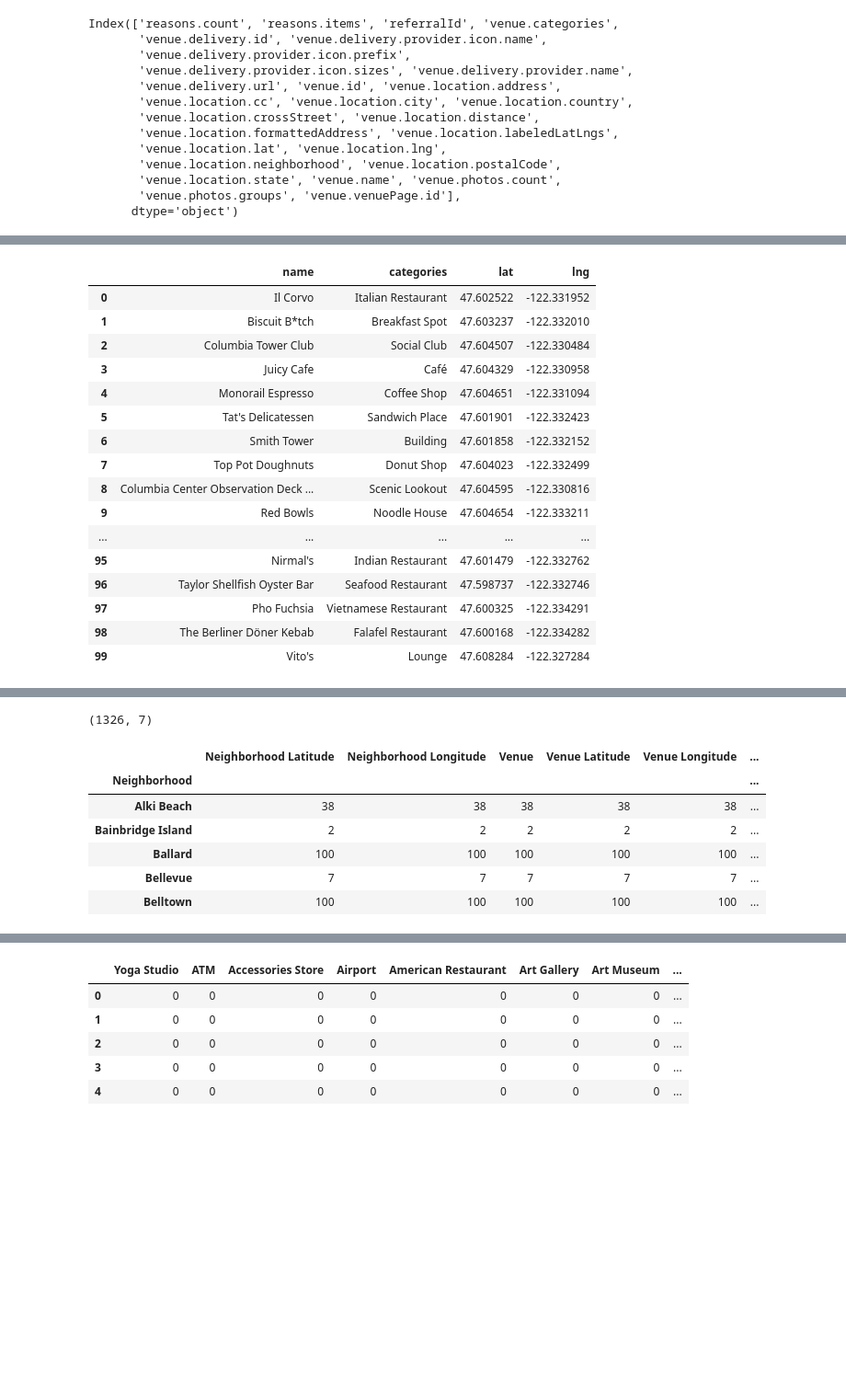
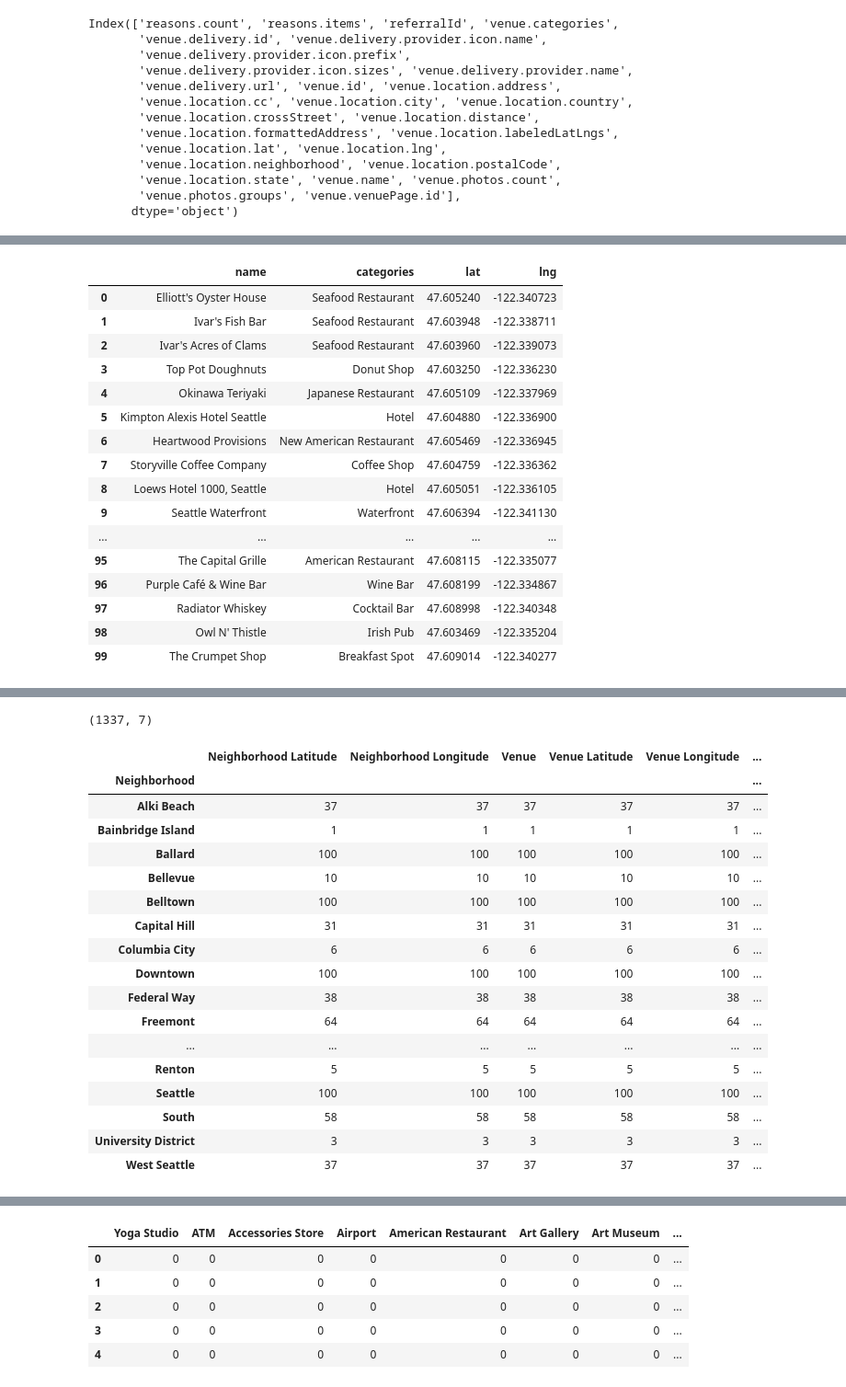
Before and after one commit to dhanup369/Capstone_Neighbodhood_Analysis, a Jupyter notebook: Seattle-Washington Neighborhood Analysis.ipynb, the cells around one changed output, grey strips where cells are left out. Shown: that part at 92% size. Cells and saved outputs as stored; diff of their text form; code cells hidden in the pictures; blank space fills up the shorter version.

```diff
--- a/Seattle-Washington Neighborhood Analysis.ipynb
+++ b/Seattle-Washington Neighborhood Analysis.ipynb
@@ -127,3 +125,6 @@ main_df
+# %%
+# @hidden_cell
+API_key='AIzaSyDREpDH6ZMGqPsn0HsZ5xXzbB_92eMzn-M'
 # %%
 latitude=[] #List to collect the latitudes
 longitude=[] #List to collect the longitudes
@@ -212,3 +211,8 @@ The geograpical coordinate of neighborhood_1 are 47.6038321, -122.3300624.
+# %%
+# @hidden_cell
+Client_ID="L0XUK3OF0DEMWCIMYXLNQEDWMM1GIBC43PQCFYYID2XGX4WV"
+Client_Secret="FYVOYA1ZZ3YQ320RWOU5XCVD1Y3TA1BCTGIW2OS5ZJTG4CKH"
+VERSION = '20180605'
 # %%
 radius = 700
 LIMIT = 100
@@ -282,22 +295,22 @@ nearby_venues.columns = [col.split(".")[-1] for col in nearby_venues.columns]
 nearby_venues
 # %% [output]
 |  | name | categories | lat | lng |
-| 0 | Il Corvo | Italian Restaurant | 47.602522 | -122.331952 |
-| 1 | Biscuit B*tch | Breakfast Spot | 47.603237 | -122.332010 |
-| 2 | Columbia Tower Club | Social Club | 47.604507 | -122.330484 |
-| 3 | Juicy Cafe | Café | 47.604329 | -122.330958 |
-| 4 | Monorail Espresso | Coffee Shop | 47.604651 | -122.331094 |
-| 5 | Tat's Delicatessen | Sandwich Place | 47.601901 | -122.332423 |
-| 6 | Smith Tower | Building | 47.601858 | -122.332152 |
-| 7 | Top Pot Doughnuts | Donut Shop | 47.604023 | -122.332499 |
-| 8 | Columbia Center Observation Deck ... | Scenic Lookout | 47.604595 | -122.330816 |
-| 9 | Red Bowls | Noodle House | 47.604654 | -122.333211 |
+| 0 | Elliott's Oyster House | Seafood Restaurant | 47.605240 | -122.340723 |
+| 1 | Ivar's Fish Bar | Seafood Restaurant | 47.603948 | -122.338711 |
+| 2 | Ivar's Acres of Clams | Seafood Restaurant | 47.603960 | -122.339073 |
+| 3 | Top Pot Doughnuts | Donut Shop | 47.603250 | -122.336230 |
+| 4 | Okinawa Teriyaki | Japanese Restaurant | 47.605109 | -122.337969 |
+| 5 | Kimpton Alexis Hotel Seattle | Hotel | 47.604880 | -122.336900 |
+| 6 | Heartwood Provisions | New American Restaurant | 47.605469 | -122.336945 |
+| 7 | Storyville Coffee Company | Coffee Shop | 47.604759 | -122.336362 |
+| 8 | Loews Hotel 1000, Seattle | Hotel | 47.605051 | -122.336105 |
+| 9 | Seattle Waterfront | Waterfront | 47.606394 | -122.341130 |
 | ... | ... | ... | ... | ... |
-| 95 | Nirmal's | Indian Restaurant | 47.601479 | -122.332762 |
-| 96 | Taylor Shellfish Oyster Bar | Seafood Restaurant | 47.598737 | -122.332746 |
-| 97 | Pho Fuchsia | Vietnamese Restaurant | 47.600325 | -122.334291 |
-| 98 | The Berliner Döner Kebab | Falafel Restaurant | 47.600168 | -122.334282 |
-| 99 | Vito's | Lounge | 47.608284 | -122.327284 |
+| 95 | The Capital Grille | American Restaurant | 47.608115 | -122.335077 |
+| 96 | Purple Café & Wine Bar | Wine Bar | 47.608199 | -122.334867 |
+| 97 | Radiator Whiskey | Cocktail Bar | 47.608998 | -122.340348 |
+| 98 | Owl N' Thistle | Irish Pub | 47.603469 | -122.335204 |
+| 99 | The Crumpet Shop | Breakfast Spot | 47.609014 | -122.340277 |
 # %%
 def getNearbyVenues(names, latitudes, longitudes, radius=700):
 
@@ -364,17 +377,28 @@ Magnolia
 # %%
 print(seattle_venues.shape)
 # %% [output]
-(1326, 7)
+(1337, 7)
 # %%
-seattle_venues.groupby('Neighborhood').count().head()
+seattle_venues.groupby('Neighborhood').count()
 # %% [output]
 |  | Neighborhood Latitude | Neighborhood Longitude | Venue | Venue Latitude | Venue Longitude | ... |
 | Neighborhood |  |  |  |  |  | ... |
-| Alki Beach | 38 | 38 | 38 | 38 | 38 | ... |
-| Bainbridge Island | 2 | 2 | 2 | 2 | 2 | ... |
+| Alki Beach | 37 | 37 | 37 | 37 | 37 | ... |
+| Bainbridge Island | 1 | 1 | 1 | 1 | 1 | ... |
 | Ballard | 100 | 100 | 100 | 100 | 100 | ... |
-| Bellevue | 7 | 7 | 7 | 7 | 7 | ... |
+| Bellevue | 10 | 10 | 10 | 10 | 10 | ... |
 | Belltown | 100 | 100 | 100 | 100 | 100 | ... |
+| Capital Hill | 31 | 31 | 31 | 31 | 31 | ... |
+| Columbia City | 6 | 6 | 6 | 6 | 6 | ... |
+| Downtown | 100 | 100 | 100 | 100 | 100 | ... |
+| Federal Way | 38 | 38 | 38 | 38 | 38 | ... |
+| Freemont | 64 | 64 | 64 | 64 | 64 | ... |
+| ... | ... | ... | ... | ... | ... | ... |
+| Renton | 5 | 5 | 5 | 5 | 5 | ... |
+| Seattle | 100 | 100 | 100 | 100 | 100 | ... |
+| South | 58 | 58 | 58 | 58 | 58 | ... |
+| University District | 3 | 3 | 3 | 3 | 3 | ... |
+| West Seattle | 37 | 37 | 37 | 37 | 37 | ... |
 # %%
 print('There are {} uniques categories.'.format(len(seattle_venues['Venue Category'].unique())))
 # %% [output]
```
Also changed, not shown: parts of 28 cells of this notebook.
